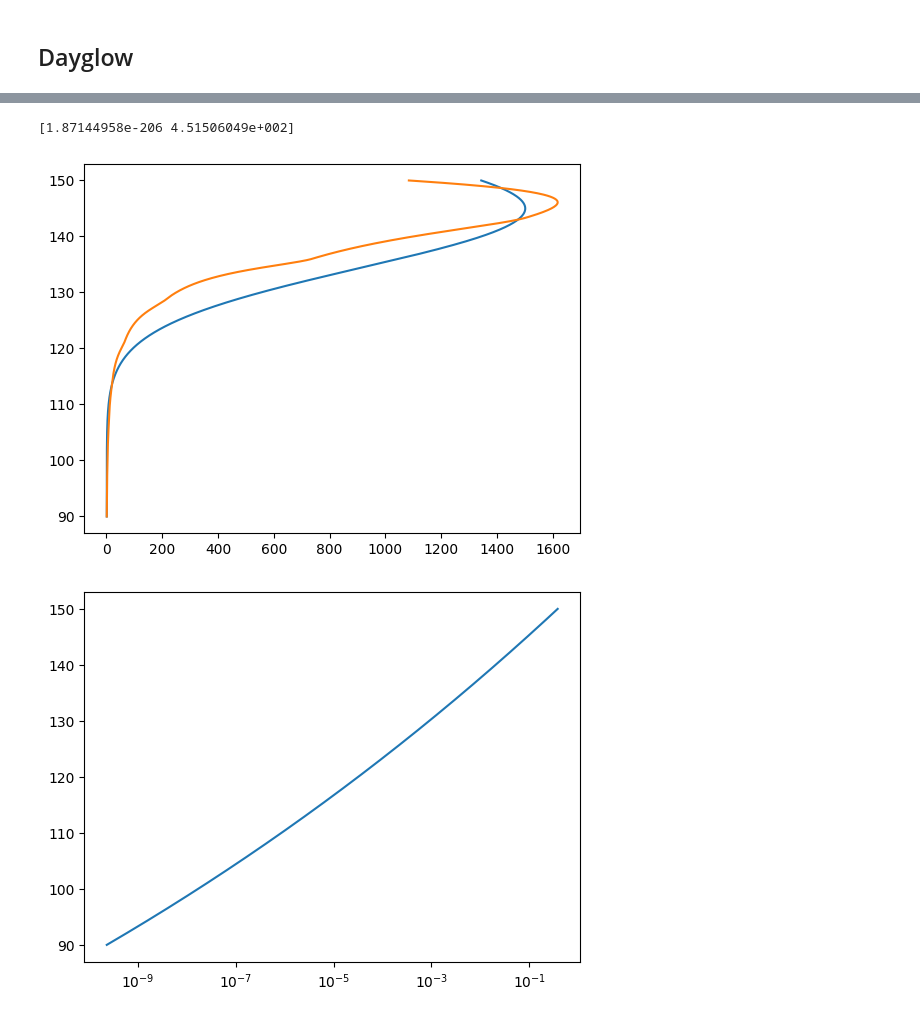
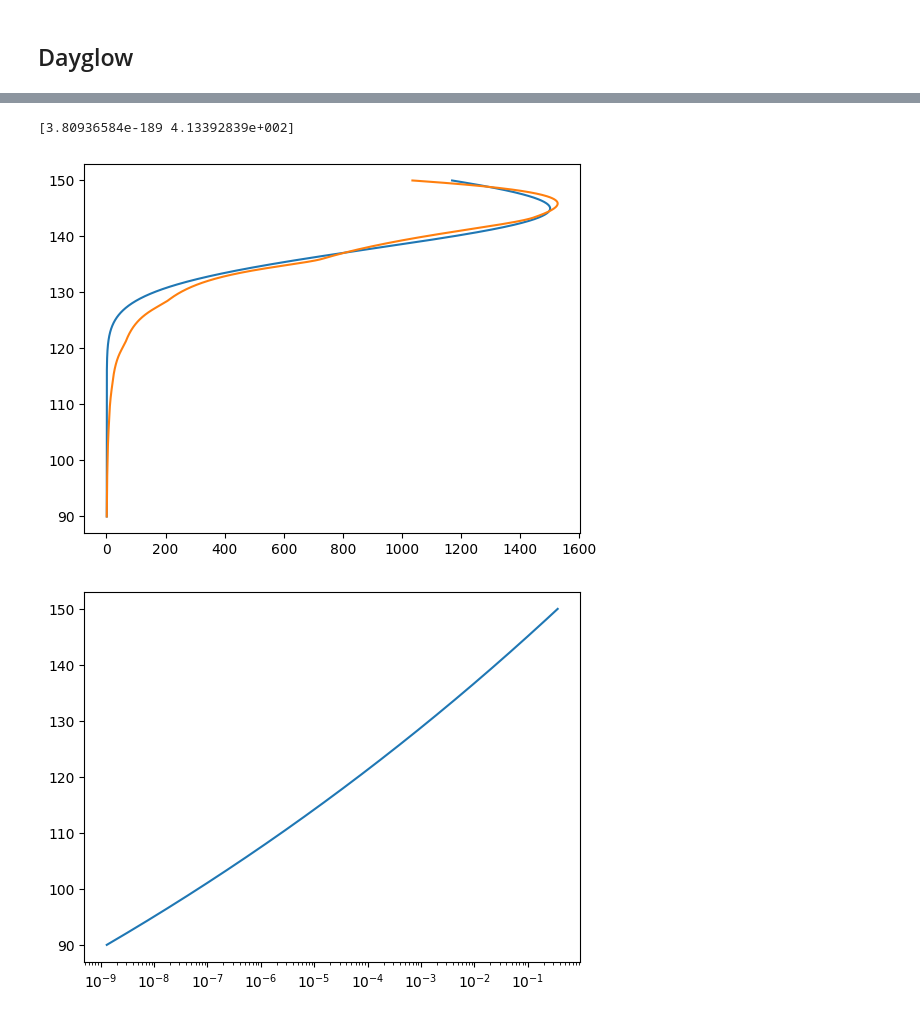
Before and after one commit to QuentinBrissaud/Venus_Detectability, a Jupyter notebook: compute_airglow_response.ipynb, the cells around one changed output, grey strips where cells are left out. Saved outputs shown, nothing was run; the diff lists cells and outputs as text; code cells hidden in the pictures.

```diff
--- a/compute_airglow_response.ipynb
+++ b/compute_airglow_response.ipynb
@@ -8,0 +39,21 @@ from scipy import interpolate
+# %%
+Be = Bn = Bu = norm = None
+stf = lambda times, t0, std: -2*(1/std)*((times-t0)/std)*np.exp(-((times-t0)/std)**2)
+#stf = lambda times, t0, std: np.exp(-((times-t0)/std)**2)
+b = np.array([0.007715872734232366, 0.2949380905824151, -0.9554852107864088])
+vel = 0.6
+f = 1e-1
+std = 50.
+altitudes = np.linspace(120., 300., 180)
+times = np.linspace(100., 600., 600)
+
+lon = np.linspace(-5., 5., 20)  # degrees east
+lat = np.linspace(-5, 5, 21) # degrees north
+LON, LAT, ALT = np.meshgrid(lon, lat, altitudes)
+date = datetime(2021, 3, 28)
+Be, Bn, Bu = ppigrf.igrf(LON, LAT, ALT, date) # returns east, north, up
+norm = np.sqrt(Be[0,:]**2+Bn[0,:]**2+Bu[0,:]**2)
+LON = LAT = None
+
+#ALT, TIMES = np.meshgrid(altitudes, times)
+#vel_wave = stf(TIMES, ALT/vel, std)
@@ -171,33 +545,33 @@ plt.colorbar(sc)
 # %%
 from scipy.optimize import curve_fit
 
 amplification = np.sqrt(f_rho(z0)/f_rho(alts_dayglow))
 dz = alts_dayglow[1]-alts_dayglow[0]
 
 def call_alpha(x, a, b):
     return a*np.exp(b*(x/x.min())**0.09)
 
 def func(x, a, b):
     alpha_att = call_alpha(x, a, b)
     attenuation = np.exp(-np.cumsum(alpha_att*dz))
     return attenuation*amplification
 
-best_profile = np.exp(-((alts_dayglow-145.)/15.)**2)*1500.+1.
+best_profile = np.exp(-((alts_dayglow-145.)/10.)**2)*1500.+1.
 popt, pcov = curve_fit(func, alts_dayglow, best_profile, p0=[1e-3, 2.5], maxfev=50000,)
 print(popt)
 
 plt.figure()
 plt.plot(best_profile, alts_dayglow)
 plt.plot(func(alts_dayglow, *popt), alts_dayglow)
 #plt.xscale('log')
 
 plt.figure()
 plt.plot(call_alpha(alts_dayglow, *popt), alts_dayglow)
 plt.xscale('log')
 # %% [output]
-[1.87144958e-206 4.51506049e+002]
+[3.80936584e-189 4.13392839e+002]
-[figure, old version]
+[figure, new version]
-[figure, old version]
+[figure, new version]
 # %%
 plt.figure()
 amplification = np.sqrt(f_rho(z0)/f_rho(alts_dayglow))
```
Also changed, not shown: parts of 34 cells of this notebook, 9 other files.
